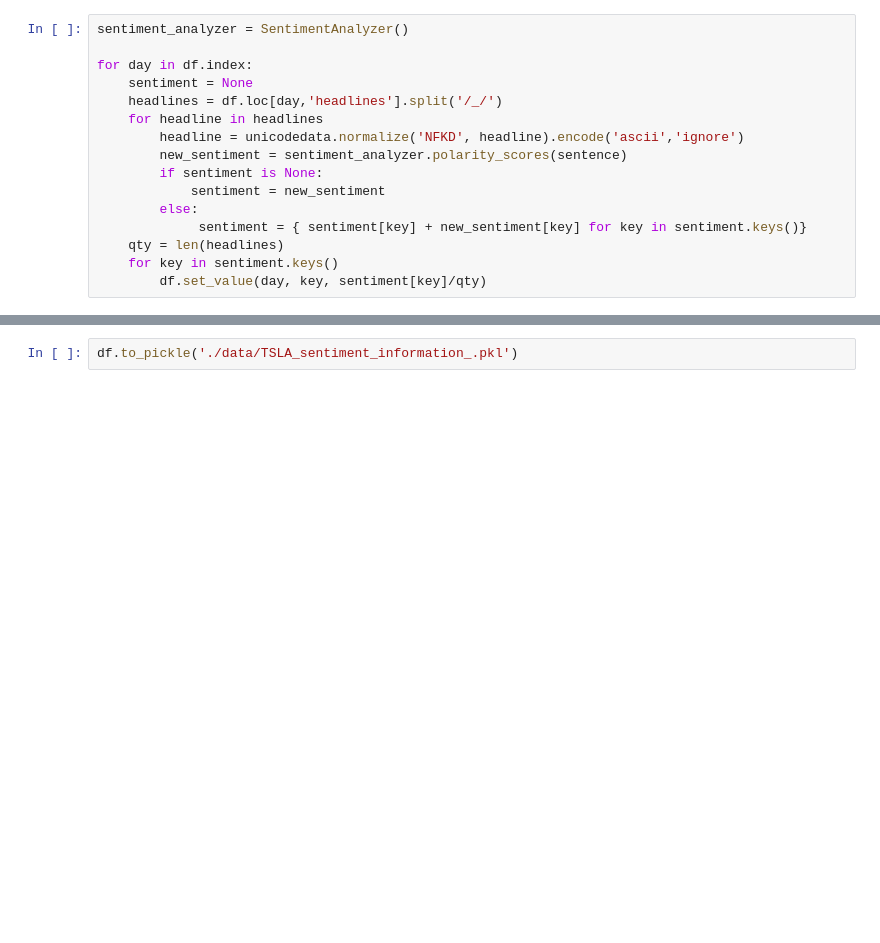
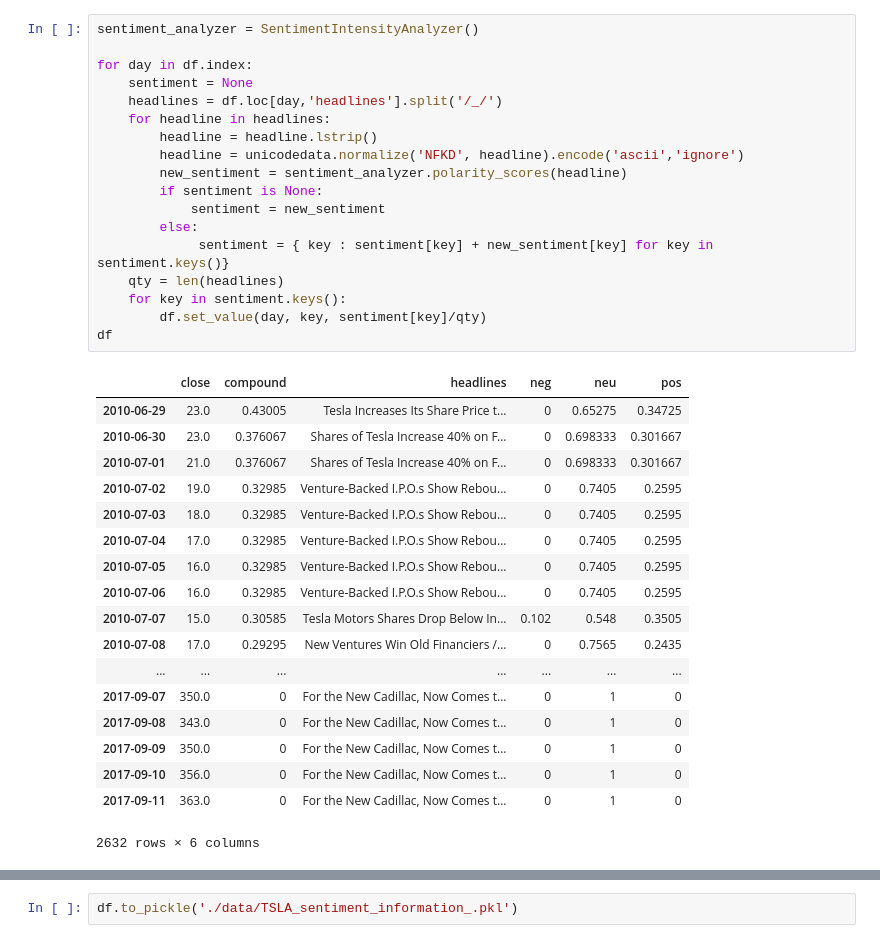
Before and after one commit to EmilioTyl/time_series_prediction_algorithms_practice, a Jupyter notebook: predictions.ipynb, the cells around one changed output, grey strips where cells are left out. Saved outputs shown, nothing was run; the diff lists cells and outputs as text; blank space fills up the shorter version.

```diff
--- a/predictions.ipynb
+++ b/predictions.ipynb
@@ -23,19 +86,40 @@ df
 # %%
-sentiment_analyzer = SentimentAnalyzer()
+sentiment_analyzer = SentimentIntensityAnalyzer()
 
 for day in df.index:
     sentiment = None
     headlines = df.loc[day,'headlines'].split('/_/')
-    for headline in headlines
+    for headline in headlines:
+        headline = headline.lstrip()
         headline = unicodedata.normalize('NFKD', headline).encode('ascii','ignore')
-        new_sentiment = sentiment_analyzer.polarity_scores(sentence)
+        new_sentiment = sentiment_analyzer.polarity_scores(headline)
         if sentiment is None:
             sentiment = new_sentiment
         else:
-             sentiment = { sentiment[key] + new_sentiment[key] for key in sentiment.keys()}
+             sentiment = { key : sentiment[key] + new_sentiment[key] for key in sentiment.keys()}
     qty = len(headlines)
-    for key in sentiment.keys()
+    for key in sentiment.keys():
         df.set_value(day, key, sentiment[key]/qty)
+df
+# %% [output]
+|  | close | compound | headlines | neg | neu | pos |
+| 2010-06-29 | 23.0 | 0.43005 | Tesla Increases Its Share Price t... | 0 | 0.65275 | 0.34725 |
+| 2010-06-30 | 23.0 | 0.376067 | Shares of Tesla Increase 40% on F... | 0 | 0.698333 | 0.301667 |
+| 2010-07-01 | 21.0 | 0.376067 | Shares of Tesla Increase 40% on F... | 0 | 0.698333 | 0.301667 |
+| 2010-07-02 | 19.0 | 0.32985 | Venture-Backed I.P.O.s Show Rebou... | 0 | 0.7405 | 0.2595 |
+| 2010-07-03 | 18.0 | 0.32985 | Venture-Backed I.P.O.s Show Rebou... | 0 | 0.7405 | 0.2595 |
+| 2010-07-04 | 17.0 | 0.32985 | Venture-Backed I.P.O.s Show Rebou... | 0 | 0.7405 | 0.2595 |
+| 2010-07-05 | 16.0 | 0.32985 | Venture-Backed I.P.O.s Show Rebou... | 0 | 0.7405 | 0.2595 |
+| 2010-07-06 | 16.0 | 0.32985 | Venture-Backed I.P.O.s Show Rebou... | 0 | 0.7405 | 0.2595 |
+| 2010-07-07 | 15.0 | 0.30585 | Tesla Motors Shares Drop Below In... | 0.102 | 0.548 | 0.3505 |
+| 2010-07-08 | 17.0 | 0.29295 | New Ventures Win Old Financiers /... | 0 | 0.7565 | 0.2435 |
+| ... | ... | ... | ... | ... | ... | ... |
+| 2017-09-07 | 350.0 | 0 | For the New Cadillac, Now Comes t... | 0 | 1 | 0 |
+| 2017-09-08 | 343.0 | 0 | For the New Cadillac, Now Comes t... | 0 | 1 | 0 |
+| 2017-09-09 | 350.0 | 0 | For the New Cadillac, Now Comes t... | 0 | 1 | 0 |
+| 2017-09-10 | 356.0 | 0 | For the New Cadillac, Now Comes t... | 0 | 1 | 0 |
+| 2017-09-11 | 363.0 | 0 | For the New Cadillac, Now Comes t... | 0 | 1 | 0 |
+2632 rows × 6 columns
 # %%
 df.drop('headlines', axis=1, inplace=True)
 #df['close'] = df['close'].apply(np.int64)
```
Also changed, not shown: parts of 29 cells of this notebook, 1 other file.
